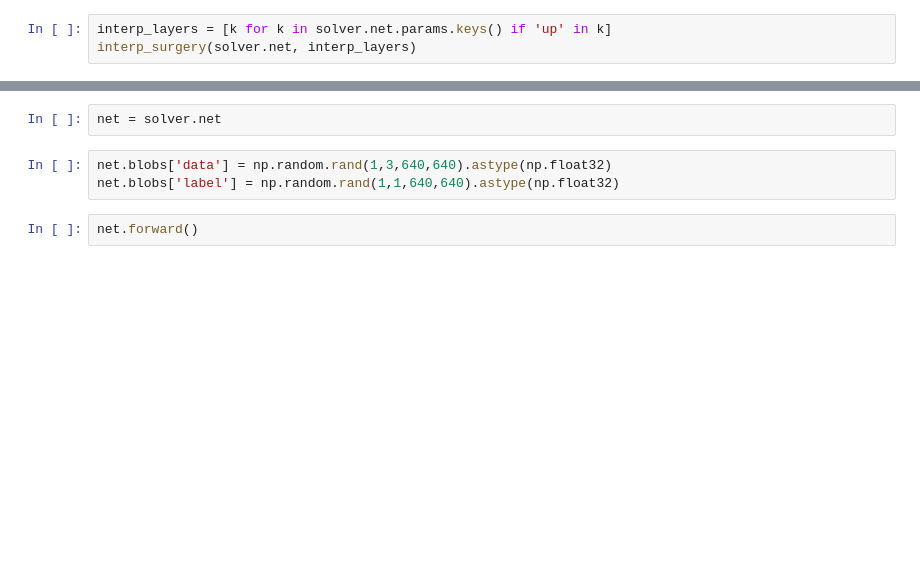
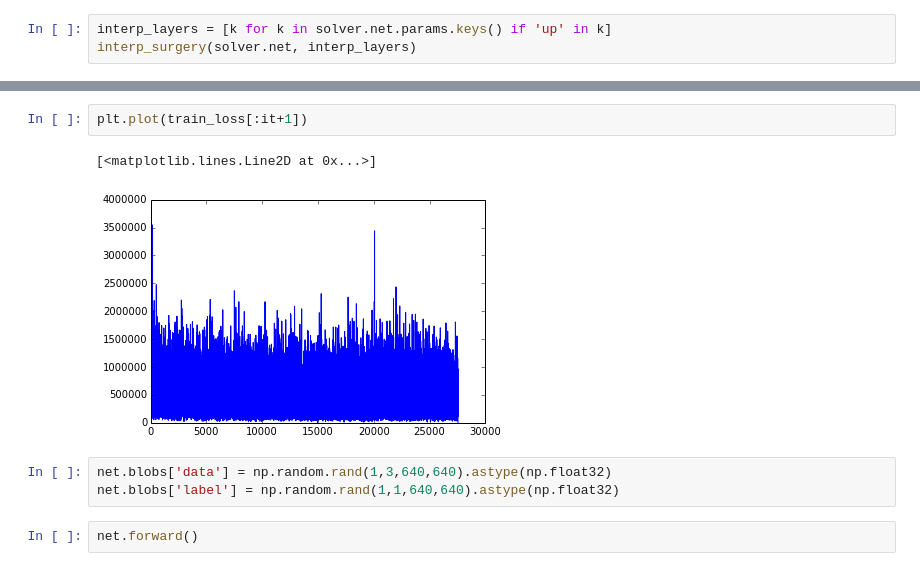
Before and after one commit to yxlao/caffe-coco, a Jupyter notebook: notebook/train_baseline_continue.ipynb, the cells around one changed output, grey strips where cells are left out. Drawn from its saved outputs; the diff is of its cells as text; blank space fills up the shorter version.

```diff
--- a/notebook/train_baseline_continue.ipynb
+++ b/notebook/train_baseline_continue.ipynb
@@ -90,5 +86,8 @@ iter 0, loss=7354550.000000
-# %%
-net = solver.net
+# %%
+plt.plot(train_loss[:it+1])
+# %% [output]
+[<matplotlib.lines.Line2D at 0x...>]
+[figure, added]
 # %%
 net.blobs['data'] = np.random.rand(1,3,640,640).astype(np.float32)
 net.blobs['label'] = np.random.rand(1,1,640,640).astype(np.float32)
```
Also changed, not shown: parts of 5 cells of this notebook, 5 other files.
